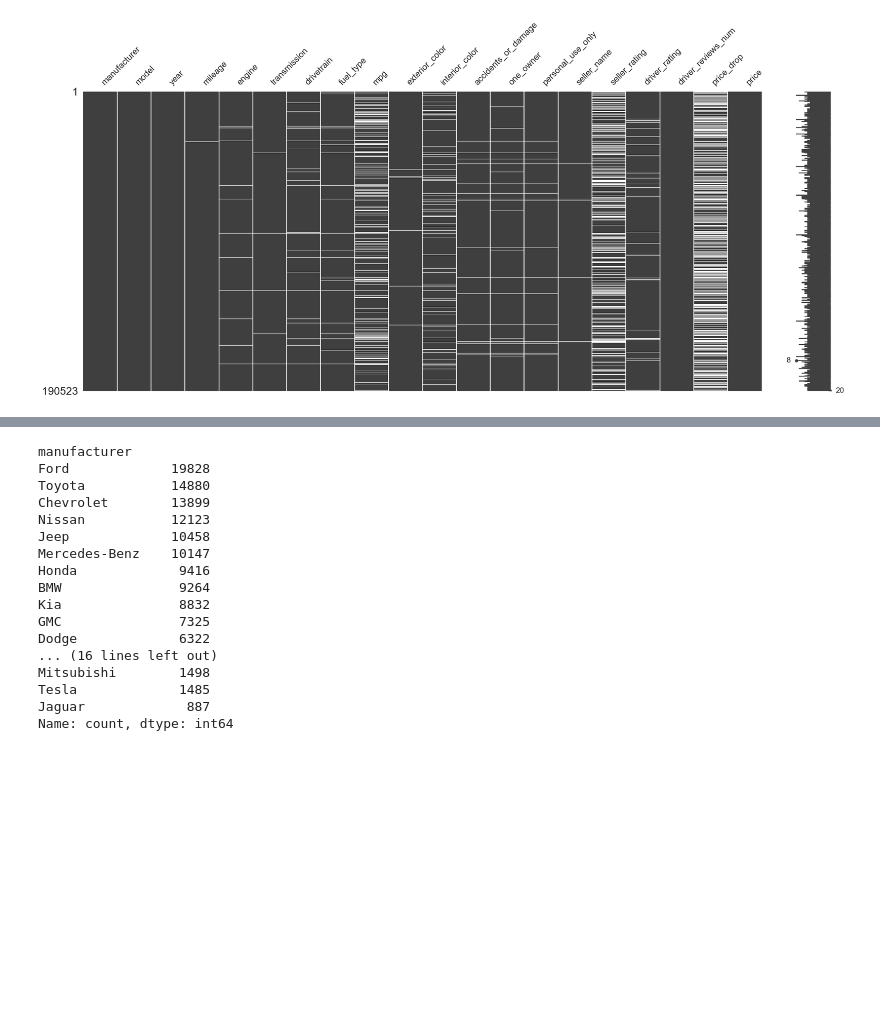
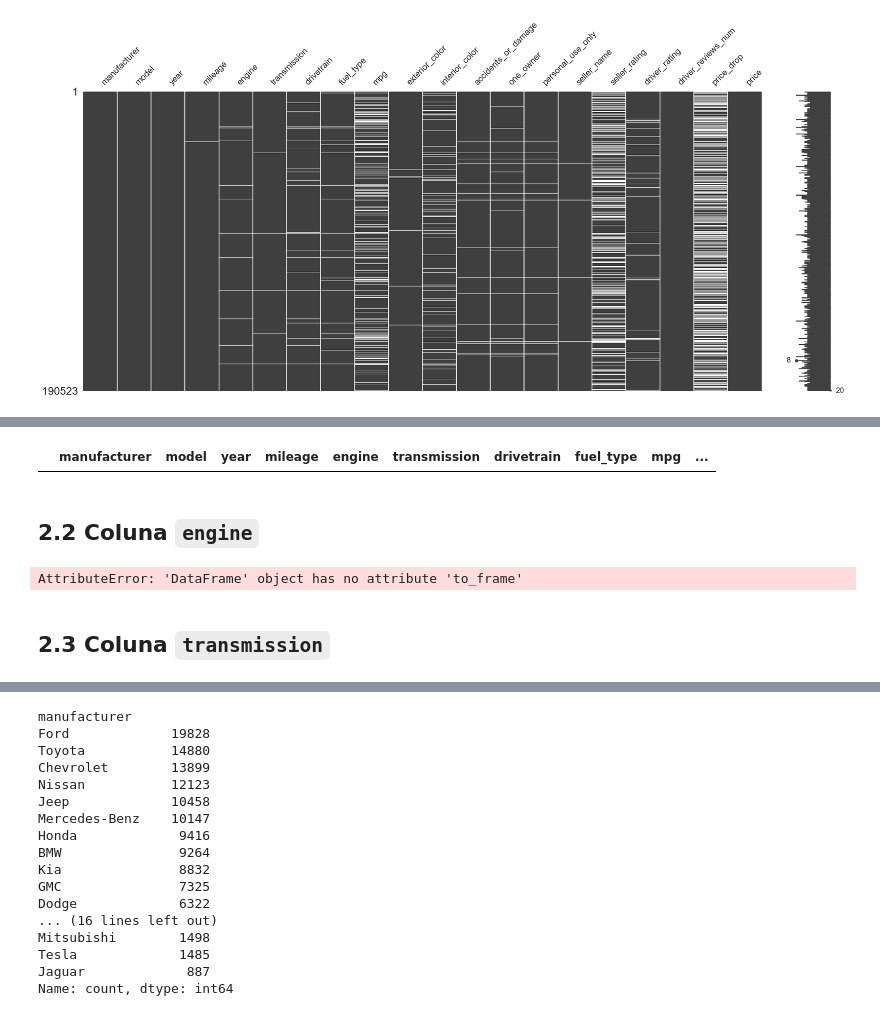
Before and after one commit to BaRobles/Compass_Data_Science, a Jupyter notebook: Sprint-2/Sprint 2.ipynb, the cells around one changed output, grey strips where cells are left out. Cells and saved outputs as stored; diff of their text form; code cells hidden in the pictures; blank space fills up the shorter version.

````diff
--- a/Sprint-2/Sprint 2.ipynb
+++ b/Sprint-2/Sprint 2.ipynb
@@ -128,0 +159,41 @@
+# %%
+cars_df[cars_df['mileage'].isna()]
+# %% [output]
+|  | manufacturer | model | year | mileage | engine | transmission | drivetrain | fuel_type | mpg | ... |
+# %% [markdown]
+## 2.2 Coluna ```engine```
+# %%
+import re
+
+def extract_engine_size(text):
+    if isinstance(text, str):
+        match = re.search(r"\b\d+(\.\d+)?\s*L\b", text)
+        return match.group(0) if match else None
+    return None
+
+cars_df["engine_size"] = cars_df["engine"].apply(extract_engine_size)
+
+# # List of regex patterns for different aspects of the engine descriptions
+# patterns = [
+#     r'(\d+\.\d+L\s[A-Z]+\s\d+V)',  # Basic engine info
+#     r'DOHC',  # DOHC feature
+#     r'Turbo',  # Turbocharged feature
+#     r'MultiAir',  # MultiAir feature
+# ]
+
+# # Applying each pattern separately and merging the results
+# for i, pattern in enumerate(patterns):
+#     cars_df[f'engine_info_{i}'] = cars_df['engine'].str.extract(pattern, expand=False)
+
+# # Merging the extracted features into a single column if desired
+# cars_df['engine_features'] = cars_df.filter(regex='engine_info_').apply(lambda x: ', '.join(x.dropna().astype(str)), axis=1)
+
+cars_df = cars_df.to_frame
+# # Viewing the updated DataFrame
+print(cars_df)
+
+# cars_df['engine'].value_counts()
+# %% [output]
+AttributeError: 'DataFrame' object has no attribute 'to_frame'
+# %% [markdown]
+## 2.3 Coluna ```transmission```
````
Also changed, not shown: parts of 42 cells of this notebook.
